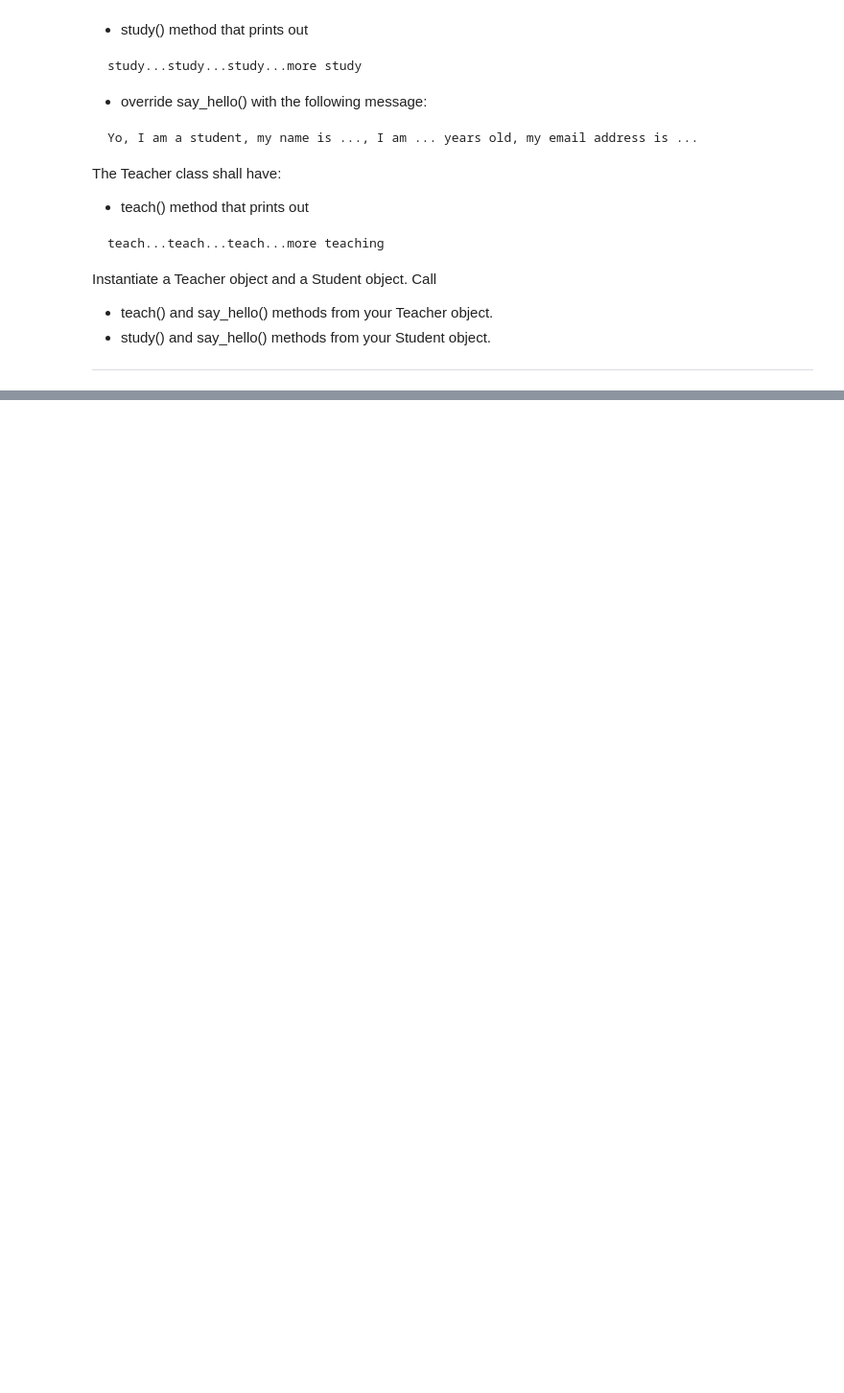
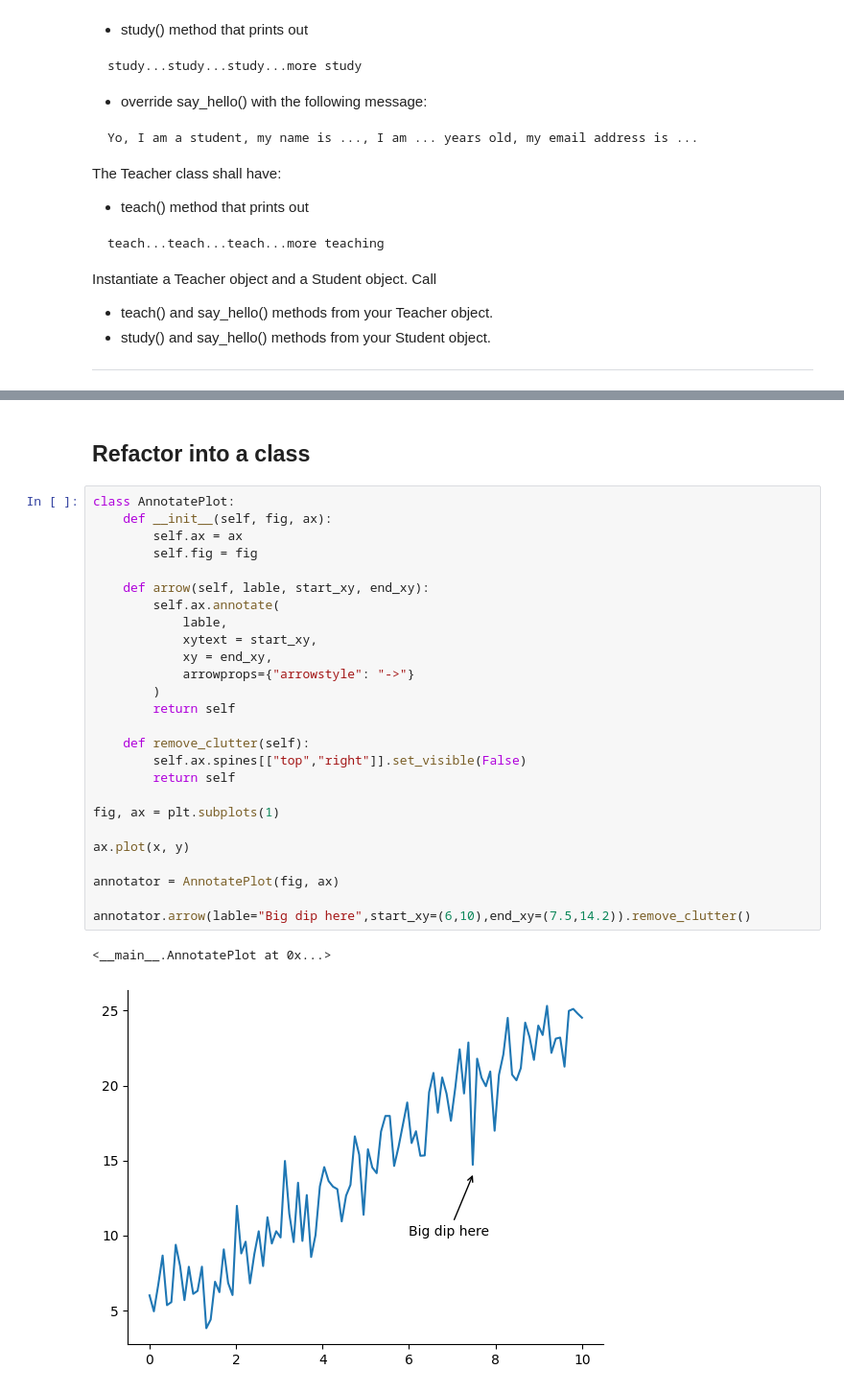
Before and after one commit to RikardOledal/python_DE25_Rikard_Oledal, a Jupyter notebook: exercises/_6_OOP.ipynb, the cells around one changed output, grey strips where cells are left out. Shown at 96% size. Saved outputs shown, nothing was run; the diff lists cells and outputs as text; blank space fills up the shorter version.

```diff
--- a/exercises/_6_OOP.ipynb
+++ b/exercises/_6_OOP.ipynb
@@ -243,0 +134,31 @@ Fill in this table either by copying this into your own markdown file or copy it
+# %% [markdown]
+## Refactor into a class
+# %%
+class AnnotatePlot:
+    def __init__(self, fig, ax):
+        self.ax = ax
+        self.fig = fig
+
+    def arrow(self, lable, start_xy, end_xy):
+        self.ax.annotate(
+            lable,
+            xytext = start_xy,
+            xy = end_xy,
+            arrowprops={"arrowstyle": "->"}
+        )
+        return self
+
+    def remove_clutter(self):
+        self.ax.spines[["top","right"]].set_visible(False)
+        return self
+
+fig, ax = plt.subplots(1)
+
+ax.plot(x, y)
+
+annotator = AnnotatePlot(fig, ax)
+
+annotator.arrow(lable="Big dip here",start_xy=(6,10),end_xy=(7.5,14.2)).remove_clutter()
+# %% [output]
+<__main__.AnnotatePlot at 0x...>
+[figure, added]
```
Also changed, not shown: parts of 6 cells of this notebook.
